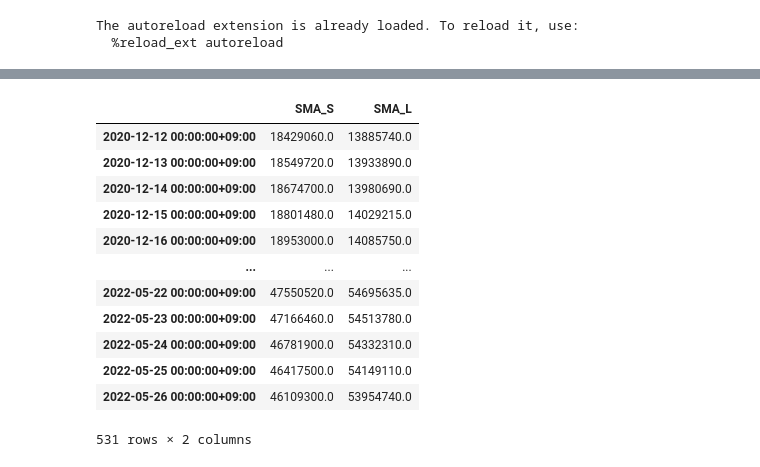
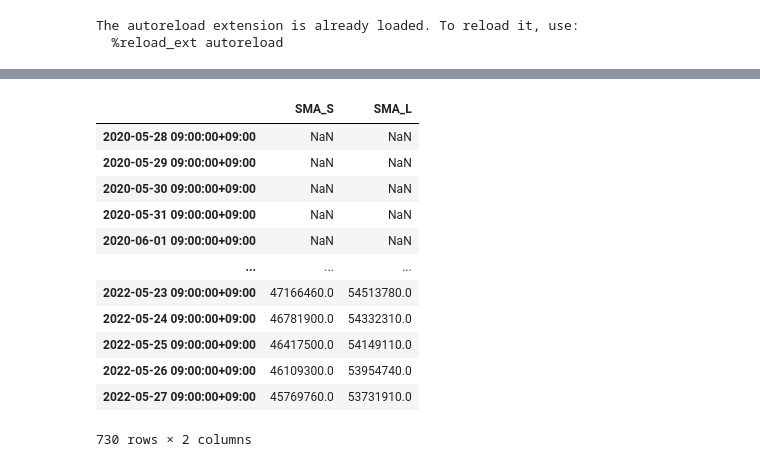
Before and after one commit to sajacaros/algo-trading, a Jupyter notebook: notebook/algo_trading_22_05_26.ipynb, the cells around one changed output, grey strips where cells are left out. Cells and saved outputs as stored; diff of their text form; code cells hidden in the pictures.

```diff
--- a/notebook/algo_trading_22_05_26.ipynb
+++ b/notebook/algo_trading_22_05_26.ipynb
@@ -585,5 +626,5 @@ class SMABackTester:
 # %%
-tester = SMABackTester("KRW-BTC", count=730, interval='day', to='2022-05-27 17:00')
+tester = SMABackTester("KRW-BTC", count=730, interval='day', to='2022-05-28 21:00')
 # %%
 tester
 # %% [output]
@@ -591,19 +632,19 @@ SMABackTester(ticker=KRW-BTC, to=2022-05-27 17:00:00, count=730, interval=day, S
 # %%
-tester.sma
+tester._data
 # %% [output]
 |  | SMA_S | SMA_L |
-| 2020-12-12 00:00:00+09:00 | 18429060.0 | 13885740.0 |
-| 2020-12-13 00:00:00+09:00 | 18549720.0 | 13933890.0 |
-| 2020-12-14 00:00:00+09:00 | 18674700.0 | 13980690.0 |
-| 2020-12-15 00:00:00+09:00 | 18801480.0 | 14029215.0 |
-| 2020-12-16 00:00:00+09:00 | 18953000.0 | 14085750.0 |
+| 2020-05-28 09:00:00+09:00 | NaN | NaN |
+| 2020-05-29 09:00:00+09:00 | NaN | NaN |
+| 2020-05-30 09:00:00+09:00 | NaN | NaN |
+| 2020-05-31 09:00:00+09:00 | NaN | NaN |
+| 2020-06-01 09:00:00+09:00 | NaN | NaN |
 | ... | ... | ... |
-| 2022-05-22 00:00:00+09:00 | 47550520.0 | 54695635.0 |
-| 2022-05-23 00:00:00+09:00 | 47166460.0 | 54513780.0 |
-| 2022-05-24 00:00:00+09:00 | 46781900.0 | 54332310.0 |
-| 2022-05-25 00:00:00+09:00 | 46417500.0 | 54149110.0 |
-| 2022-05-26 00:00:00+09:00 | 46109300.0 | 53954740.0 |
+| 2022-05-23 09:00:00+09:00 | 47166460.0 | 54513780.0 |
+| 2022-05-24 09:00:00+09:00 | 46781900.0 | 54332310.0 |
+| 2022-05-25 09:00:00+09:00 | 46417500.0 | 54149110.0 |
+| 2022-05-26 09:00:00+09:00 | 46109300.0 | 53954740.0 |
+| 2022-05-27 09:00:00+09:00 | 45769760.0 | 53731910.0 |
-531 rows × 2 columns
+730 rows × 2 columns
 # %%
 tester.set_parameters(20, 100)
 # %%
```
Also changed, not shown: parts of 53 cells of this notebook, 2 other files.
